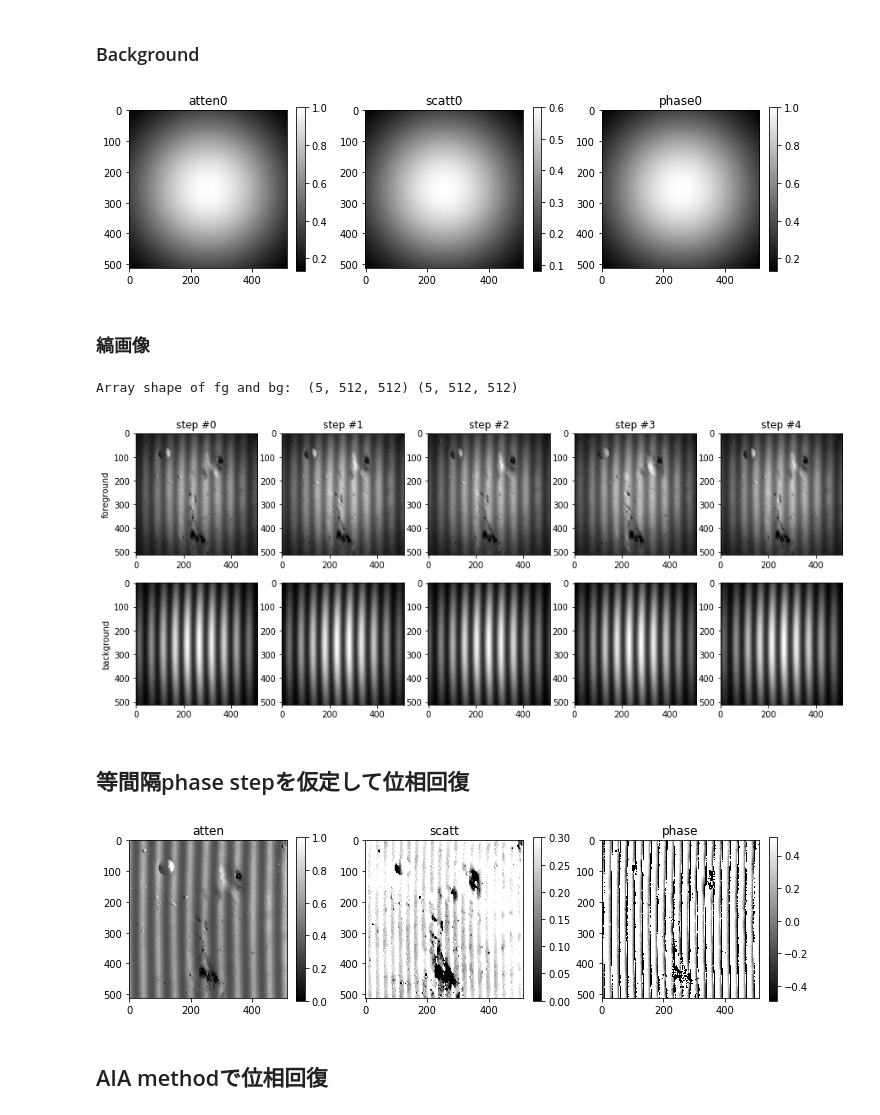
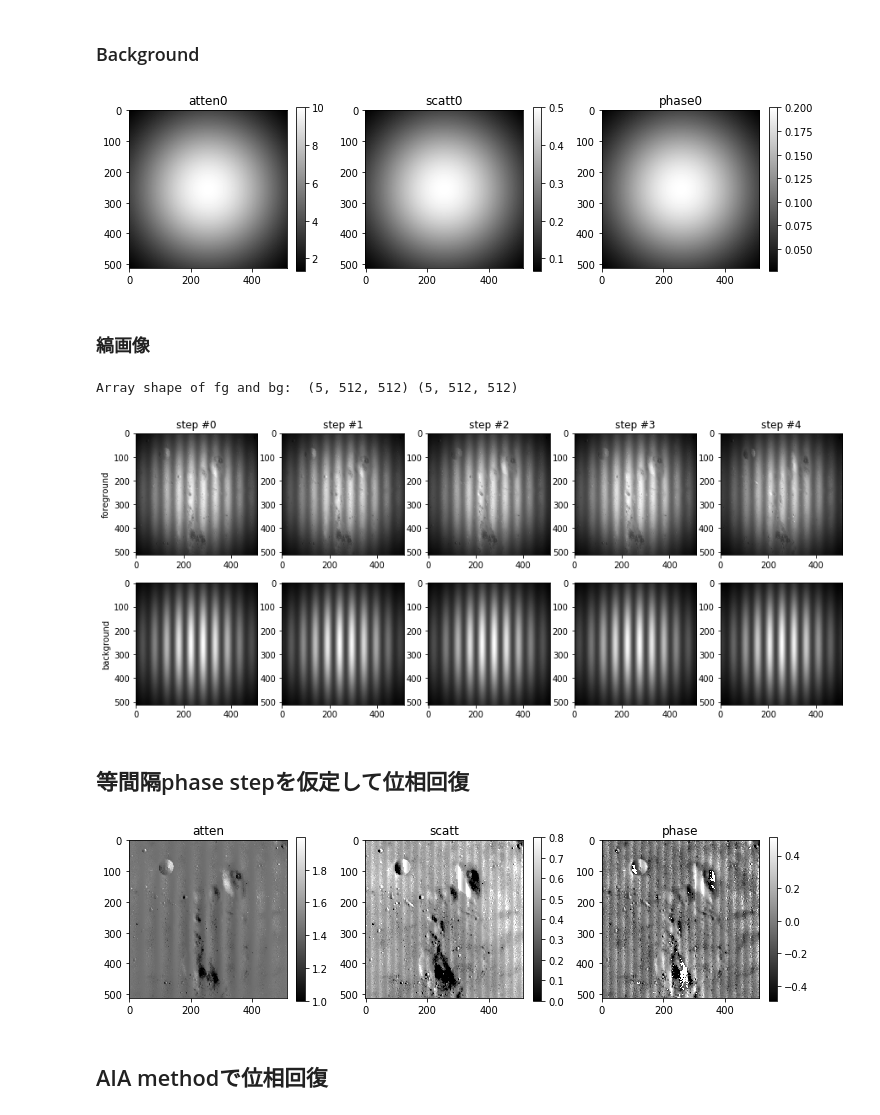
Before and after one commit to uedasan/AIA, a Jupyter notebook: AIA.ipynb, the cells around one changed output. Saved outputs shown, nothing was run; the diff lists cells and outputs as text; code cells hidden in the pictures.

```diff
--- a/AIA.ipynb
+++ b/AIA.ipynb
@@ -9,10 +13,12 @@ np.random.seed(12345)
 # %% [markdown]
 ### 原画像(atten, scatt, phase)
 # %%
-atten = data.moon()/255
+atten = data.moon()/256
 low, high = np.percentile(atten, (2, 98))
-scatt = exposure.rescale_intensity(atten, in_range=(low, high)) * 0.3
+scatt = exposure.rescale_intensity(atten, in_range=(low, high)) * 0.8
 phase = exposure.equalize_adapthist(atten, clip_limit=0.03)
+
+atten += 1
 phase -= phase.mean()
 
 fig, ax = plt.subplots(1, 3, figsize=(4*3, 3))
@@ -27,9 +33,9 @@ for a,im,tag in zip(ax.flat,(atten,scatt,phase),("atten","scatt","phase")):
 # %%
 ny,nx = atten.shape
 py, px = np.mgrid[-ny//2:ny//2, -nx//2:nx//2]
-atten0 = 1.0 * np.exp(-(px**2 + py**2)/256**2)
-scatt0 = 0.6 * np.exp(-(px**2 + py**2)/256**2)
-phase0 = 1.0 * np.exp(-(px**2 + py**2)/256**2)
+atten0 = 10. * np.exp(-(px**2 + py**2)/256**2)
+scatt0 = 0.5 * np.exp(-(px**2 + py**2)/256**2)
+phase0 = 0.2 * np.exp(-(px**2 + py**2)/256**2)
 
 fig, ax = plt.subplots(1, 3, figsize=(4*3, 3))
 for a,im,tag in zip(ax.flat,(atten0,scatt0,phase0),("atten0","scatt0","phase0")):
@@ -37,21 +43,21 @@ for a,im,tag in zip(ax.flat,(atten0,scatt0,phase0),("atten0","scatt0","phase0"))
     c = a.imshow(im)
     plt.colorbar(c, ax=a)
 # %% [output]
-[figure, old version]
+[figure, new version]
 # %% [markdown]
 ### 縞画像
 # %%
 def make_interferograms(atten, scatt, phase, kx, steps, step_err=0):
     ny, nx = atten.shape
     py, px = np.mgrid[:ny, :nx]
-    cf = 2 * np.pi * kx * px / nx
-    ps = 2 * np.pi * np.arange(1, steps+1) / steps
+    cf = 2 * np.pi * kx * px / nx  # carrier fringe
+    ps = 2 * np.pi * np.arange(1, steps+1) / steps  # phase step
     if step_err>0:
-        ps = np.random.normal(ps, step_err)
-    return atten + scatt * np.cos(phase + cf + ps.reshape(-1, 1, 1))
+        ps = np.random.normal(ps, step_err)  # stepping error
+    return atten * (1  + scatt * np.cos(phase + cf + ps.reshape(-1, 1, 1)))
 
 # interferograms
-steps, kx, step_err = 5, 10, 10
+steps, kx, step_err = 5, 10, 1
 fg = make_interferograms(atten*atten0, scatt*scatt0, phase+phase0, kx, steps, step_err)
 bg = make_interferograms(atten0, scatt0, phase0, kx, steps, step_err)
 print("Array shape of fg and bg: ", fg.shape, bg.shape)
@@ -65,34 +71,34 @@ for i in range(steps):
     ax[1, i].imshow(bg[i])
 # %% [output]
 Array shape of fg and bg:  (5, 512, 512) (5, 512, 512)
-[figure, old version]
+[figure, new version]
 # %% [markdown]
 ## 等間隔phase stepを仮定して位相回復
 # %%
 def component01(imgs):
     steps, ny, nx = imgs.shape
     pstep = (2*np.pi*np.arange(1, steps+1)/steps).reshape(steps, 1, 1)
     c0 = np.mean(imgs, axis=0)
     c1 = np.mean(2*imgs * (np.cos(pstep) + 1j*np.sin(pstep)), axis=0)
     return c0, c1
 
 fg0, fg1 = component01(fg)
 bg0, bg1 = component01(bg)
 a = fg0/bg0
-s = np.abs(fg1/bg1)
+s = np.abs(fg1/bg1)/a
 p = -np.angle(fg1/bg1)
 p -= p.mean()
 
 fig, ax = plt.subplots(1, 3, figsize=(4*3, 3))
 imgs,tags = (a,s,p), ("atten","scatt","phase")
 vmins = (atten.min(), scatt.min(), phase.min())
 vmaxs = (atten.max(), scatt.max(), phase.max())
 for a,im,tag,vmin,vmax in zip(ax.flat,imgs,tags,vmins,vmaxs):
     a.set_title(tag)
     c = a.imshow(im, vmin=vmin, vmax=vmax)
     plt.colorbar(c, ax=a)
 # %% [output]
-[figure, old version]
+[figure, new version]
 # %% [markdown]
 ## AIA methodで位相回復
 # %%
```
Also changed, not shown: parts of 5 cells of this notebook.
